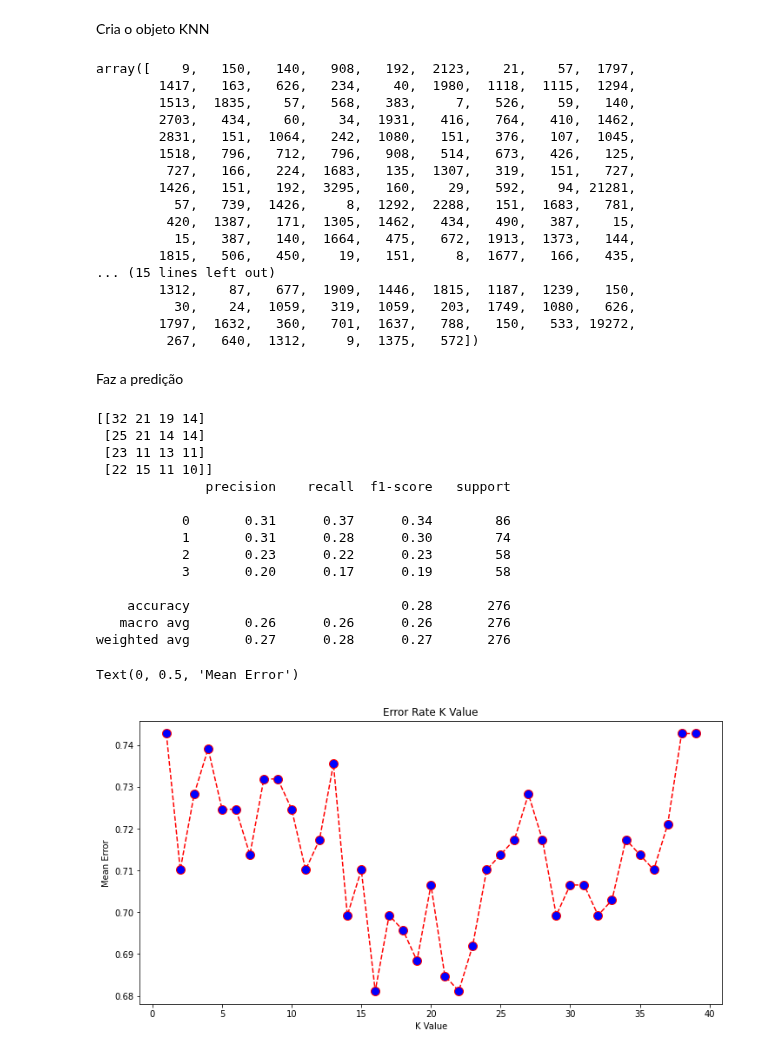
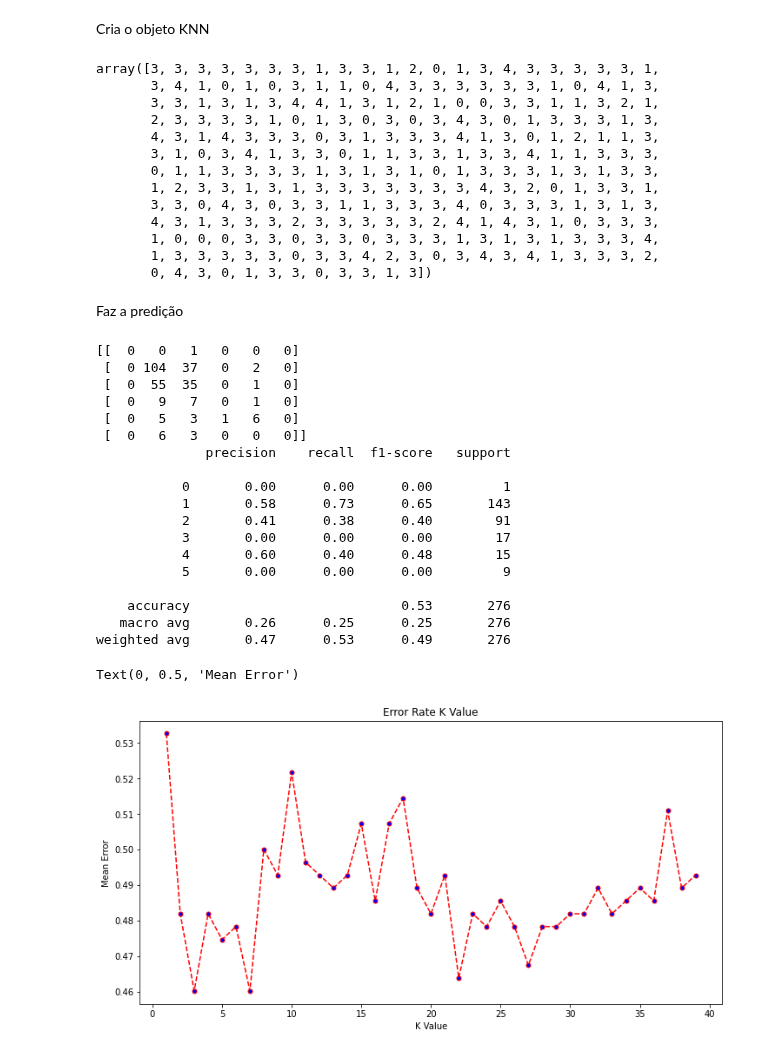
Before and after one commit to roxacarv/edulearn, a Jupyter notebook: classificação/classification.ipynb, the cells around one changed output. Cells and saved outputs as stored; diff of their text form; code cells hidden in the pictures.

Commit message:
Análise do KNN usando o df com classes

```diff
--- a/classificação/classification.ipynb
+++ b/classificação/classification.ipynb
@@ -30,10 +30,13 @@ le.fit(names)
 names=le.transform(names)
 print(names)
 
-dataset = pd.read_csv("teste_classes_rand.csv", index_col=0)
+dataset = pd.read_csv("dados_ies.csv", index_col=0, encoding="latin-1")
 
 #Substitui NaN por 0
-#dataset.fillna(0, inplace=True)
-#dataset.describe()
+#dataset.fillna("NaN", inplace=True)
+
+dataset.dropna(subset=["TIPO_CATEGORIA_ADM"], inplace=True)
+
+set(dataset["TIPO_CATEGORIA_ADM"])
 # %% [output]
 [ 6  0  3  5  1  2  4  9 11  7  8 10]
@@ -52,8 +61,13 @@ dataset_encoded = le.fit_transform(dataset.columns)
 # %% [markdown]
 Normaliza os dados usando StandardScaler e treina o modelo
 # %%
-X = dataset.drop(columns=["CLASS"])
-y = dataset["CLASS"].values
+X = dataset.drop(columns=["REGIAO", "TIPO_CATEGORIA_ADM", "UF", "CODIGO_IES"])
+y = dataset["TIPO_CATEGORIA_ADM"].values
+
+from sklearn import preprocessing
+le = preprocessing.LabelEncoder()
+le.fit(y)
+y=le.transform(y)
 
 from sklearn.model_selection import train_test_split
 X_train, X_test, y_train, y_test = train_test_split(X, y, test_size=0.2)
@@ -68,23 +82,19 @@ y_pred = classifier.predict(X_test)
 # %%
 y_pred
 # %% [output]
-array([    9,   150,   140,   908,   192,  2123,    21,    57,  1797,
-        1417,   163,   626,   234,    40,  1980,  1118,  1115,  1294,
-        1513,  1835,    57,   568,   383,     7,   526,    59,   140,
-        2703,   434,    60,    34,  1931,   416,   764,   410,  1462,
-        2831,   151,  1064,   242,  1080,   151,   376,   107,  1045,
-        1518,   796,   712,   796,   908,   514,   673,   426,   125,
-         727,   166,   224,  1683,   135,  1307,   319,   151,   727,
-        1426,   151,   192,  3295,   160,    29,   592,    94, 21281,
-          57,   739,  1426,     8,  1292,  2288,   151,  1683,   781,
-         420,  1387,   171,  1305,  1462,   434,   490,   387,    15,
-          15,   387,   140,  1664,   475,   672,  1913,  1373,   144,
-        1815,   506,   450,    19,   151,     8,  1677,   166,   435,
-... (15 lines left out)
-        1312,    87,   677,  1909,  1446,  1815,  1187,  1239,   150,
-          30,    24,  1059,   319,  1059,   203,  1749,  1080,   626,
-        1797,  1632,   360,   701,  1637,   788,   150,   533, 19272,
-         267,   640,  1312,     9,  1375,   572])
+array([3, 3, 3, 3, 3, 3, 3, 1, 3, 3, 1, 2, 0, 1, 3, 4, 3, 3, 3, 3, 3, 1,
+       3, 4, 1, 0, 1, 0, 3, 1, 1, 0, 4, 3, 3, 3, 3, 3, 3, 1, 0, 4, 1, 3,
+       3, 3, 1, 3, 1, 3, 4, 4, 1, 3, 1, 2, 1, 0, 0, 3, 3, 1, 1, 3, 2, 1,
+       2, 3, 3, 3, 3, 1, 0, 1, 3, 0, 3, 0, 3, 4, 3, 0, 1, 3, 3, 3, 1, 3,
+       4, 3, 1, 4, 3, 3, 3, 0, 3, 1, 3, 3, 3, 4, 1, 3, 0, 1, 2, 1, 1, 3,
+       3, 1, 0, 3, 4, 1, 3, 3, 0, 1, 1, 3, 3, 1, 3, 3, 4, 1, 1, 3, 3, 3,
+       0, 1, 1, 3, 3, 3, 3, 1, 3, 1, 3, 1, 0, 1, 3, 3, 3, 1, 3, 1, 3, 3,
+       1, 2, 3, 3, 1, 3, 1, 3, 3, 3, 3, 3, 3, 3, 4, 3, 2, 0, 1, 3, 3, 1,
+       3, 3, 0, 4, 3, 0, 3, 3, 1, 1, 3, 3, 3, 4, 0, 3, 3, 3, 1, 3, 1, 3,
+       4, 3, 1, 3, 3, 3, 2, 3, 3, 3, 3, 3, 2, 4, 1, 4, 3, 1, 0, 3, 3, 3,
+       1, 0, 0, 0, 3, 3, 0, 3, 3, 0, 3, 3, 3, 1, 3, 1, 3, 1, 3, 3, 3, 4,
+       1, 3, 3, 3, 3, 3, 0, 3, 3, 4, 2, 3, 0, 3, 4, 3, 4, 1, 3, 3, 3, 2,
+       0, 4, 3, 0, 1, 3, 3, 0, 3, 3, 1, 3])
 # %% [markdown]
 Faz a predição
 # %%
@@ -92,36 +102,40 @@ from sklearn.metrics import classification_report, confusion_matrix
 print(confusion_matrix(y_test, y_pred))
 print(classification_report(y_test, y_pred))
 # %% [output]
-[[32 21 19 14]
- [25 21 14 14]
- [23 11 13 11]
- [22 15 11 10]]
+[[  0   0   1   0   0   0]
+ [  0 104  37   0   2   0]
+ [  0  55  35   0   1   0]
+ [  0   9   7   0   1   0]
+ [  0   5   3   1   6   0]
+ [  0   6   3   0   0   0]]
               precision    recall  f1-score   support
 
-           0       0.31      0.37      0.34        86
-           1       0.31      0.28      0.30        74
-           2       0.23      0.22      0.23        58
-           3       0.20      0.17      0.19        58
+           0       0.00      0.00      0.00         1
+           1       0.58      0.73      0.65       143
+           2       0.41      0.38      0.40        91
+           3       0.00      0.00      0.00        17
+           4       0.60      0.40      0.48        15
+           5       0.00      0.00      0.00         9
 
-    accuracy                           0.28       276
-   macro avg       0.26      0.26      0.26       276
-weighted avg       0.27      0.28      0.27       276
+    accuracy                           0.53       276
+   macro avg       0.26      0.25      0.25       276
+weighted avg       0.47      0.53      0.49       276
 # %%
 error = []
 
 # Calculating error for K values between 1 and 40
 for i in range(1, 40):
     knn = KNeighborsClassifier(n_neighbors=i, metric="euclidean")
     knn.fit(X_train, y_train)
     pred_i = knn.predict(X_test)
     error.append(np.mean(pred_i != y_test))
 
 plt.figure(figsize=(12, 6))
 plt.plot(range(1, 40), error, color='red', linestyle='dashed', marker='o',
-         markerfacecolor='blue', markersize=10)
+         markerfacecolor='blue', markersize=5)
 plt.title('Error Rate K Value')
 plt.xlabel('K Value')
 plt.ylabel('Mean Error')
 # %% [output]
 Text(0, 0.5, 'Mean Error')
-[figure, old version]
+[figure, new version]
```
Also changed, not shown: parts of 3 cells of this notebook.
